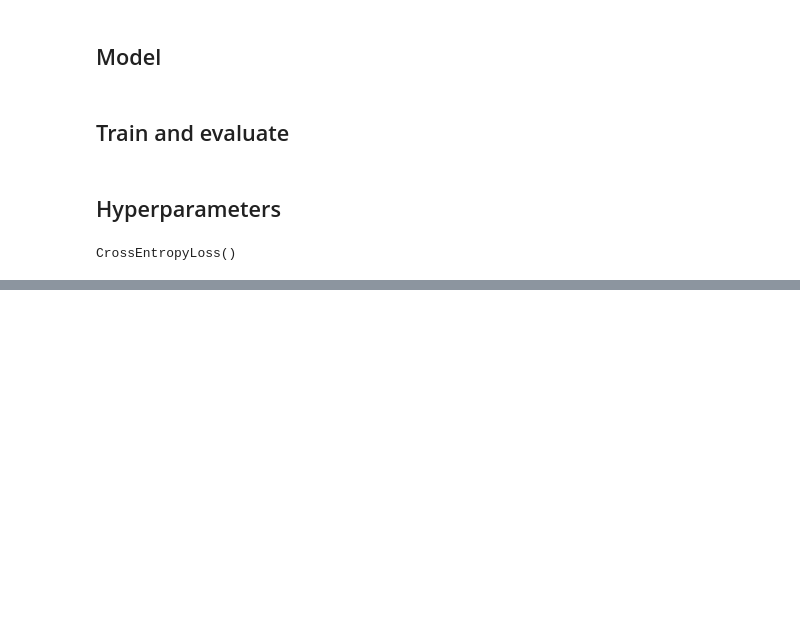
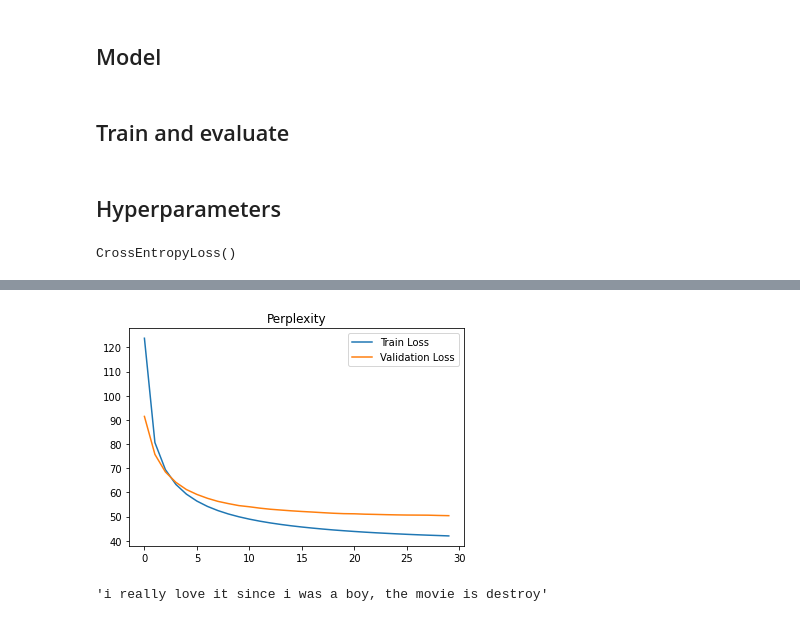
Before and after one commit to arthurcbaia/NLPcourse, a Jupyter notebook: Bengio/Aula_4_213259.ipynb, the cells around one changed output, grey strips where cells are left out. Drawn from its saved outputs; the diff is of its cells as text; code cells hidden in the pictures; blank space fills up the shorter version.

```diff
--- a/Bengio/Aula_4_213259.ipynb
+++ b/Bengio/Aula_4_213259.ipynb
@@ -411,0 +428,10 @@ plt.show()
+# %%
+import matplotlib.pyplot as plt
+"""Plot the training and validation losses"""
+plt.plot(np.exp(train_losses), label='Train Loss')
+plt.plot(np.exp(valid_losses), label='Validation Loss')
+plt.title('Perplexity')
+plt.legend()
+plt.show()
+# %% [output]
+[figure, added]
@@ -411,0 +443,14 @@ plt.show()
+# %%
+def generate_text(tokenizer, seed: str, gen_length: int = 50):
+  train = IMDBdataset([seed], tokenizer, context_size=context_size)
+  dataloader = torch.utils.data.DataLoader(train, batch_size=1, shuffle=True)
+  for x, y in dataloader:
+    break
+  x = x.to(device)
+  for i in range(gen_length):
+    logits = model(x)
+    pred = logits.argmax(dim=1)
+    return seed + ' ' + tokenizer.decode([pred.item()])
+generate_text(tokenizer, "i really love it since i was a boy, the movie is", gen_length=1)
+# %% [output]
+'i really love it since i was a boy, the movie is destroy'
```
Also changed, not shown: parts of 15 cells of this notebook.
